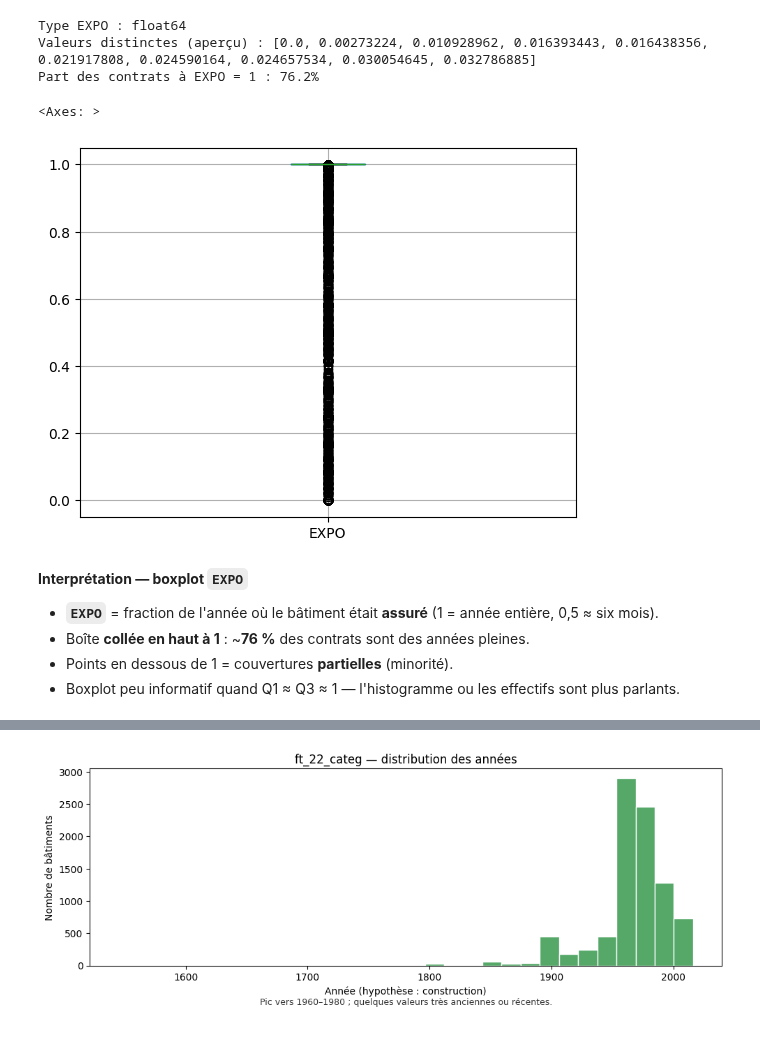
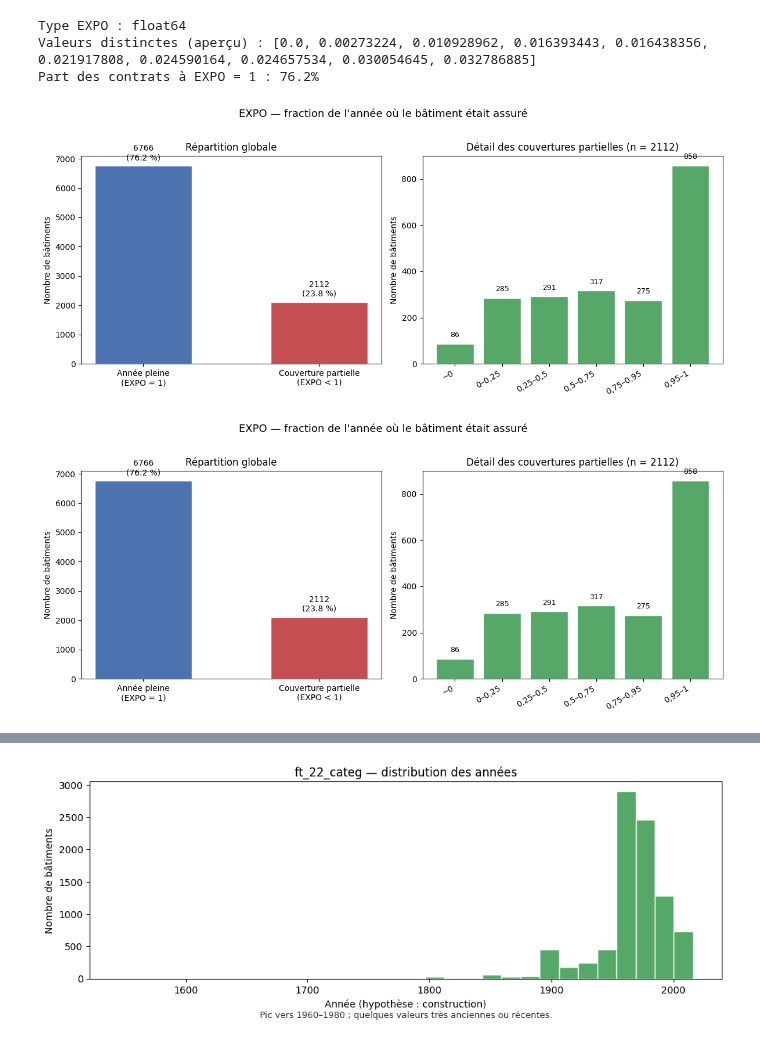
Before and after one commit to NassimEH/Projet_Generali_MAIA, a Jupyter notebook: Projet.ipynb, the cells around one changed output, grey strips where cells are left out. Cells and saved outputs as stored; diff of their text form; code cells hidden in the pictures.

```diff
--- a/Projet.ipynb
+++ b/Projet.ipynb
@@ -390,15 +390,12 @@ print(f"Part des contrats à EXPO = 1 : {(df['EXPO'] == 1).mean():.1%}")
 Type EXPO : float64
 Valeurs distinctes (aperçu) : [0.0, 0.00273224, 0.010928962, 0.016393443, 0.016438356, 0.021917808, 0.024590164, 0.024657534, 0.030054645, 0.032786885]
 Part des contrats à EXPO = 1 : 76.2%
-# %%
-df.boxplot(column=['EXPO'])
-# %% [output]
-<Axes: >
-[figure, removed]
-# %% [markdown]
-**Interprétation — boxplot `EXPO`**
-
-- **`EXPO`** = fraction de l'année où le bâtiment était **assuré** (1 = année entière, 0,5 ≈ six mois).
-- Boîte **collée en haut à 1** : ~**76 %** des contrats sont des années pleines.
-- Points en dessous de 1 = couvertures **partielles** (minorité).
-- Boxplot peu informatif quand Q1 ≈ Q3 ≈ 1 — l'histogramme ou les effectifs sont plus parlants.
+# %%
+import importlib
+import visualization
+
+importlib.reload(visualization)  # recharger si visualization.py a été modifié
+visualization.plot_expo_distribution(df)
+# %% [output]
+[figure, added]
+[figure, added]
```
Also changed, not shown: parts of 45 cells of this notebook, 14 other files.
